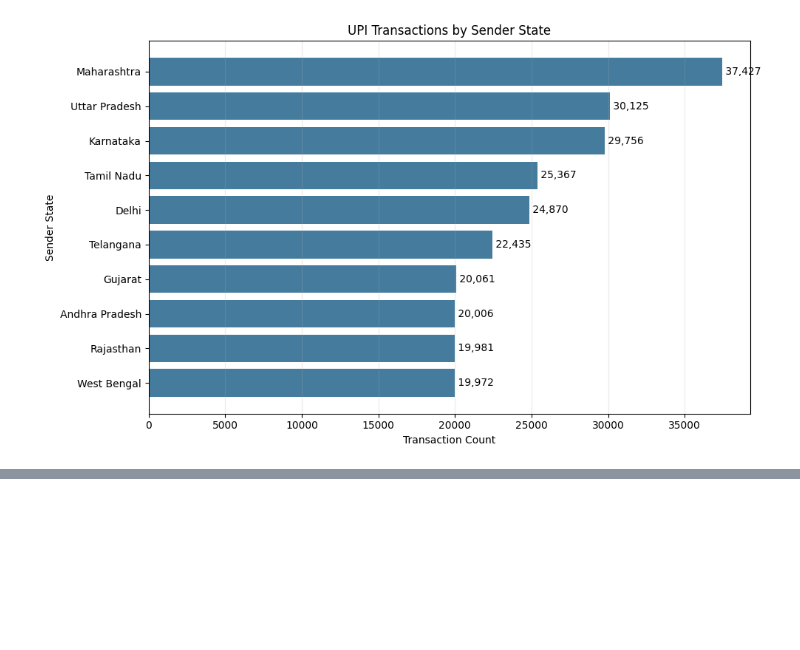
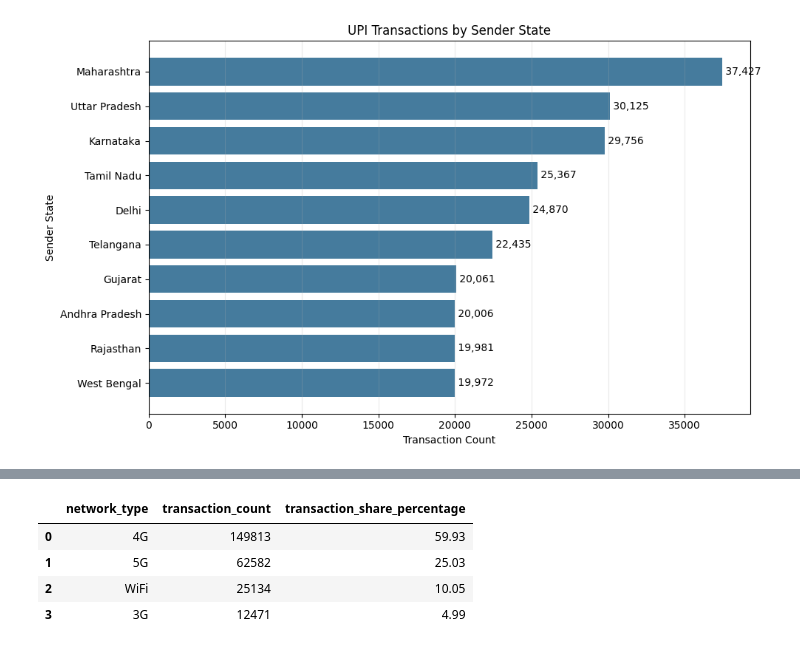
Before and after one commit to KaviyaVelmurugan/upi-transaction-intelligence-platform, a Jupyter notebook: notebooks/02_eda.ipynb, the cells around one changed output, grey strips where cells are left out. Saved outputs shown, nothing was run; the diff lists cells and outputs as text; code cells hidden in the pictures; blank space fills up the shorter version.

```diff
--- a/notebooks/02_eda.ipynb
+++ b/notebooks/02_eda.ipynb
@@ -670,0 +737,23 @@ plt.show()
+# %%
+## Create the summary table
+network_summary = (
+    df["network_type"]
+    .value_counts()
+    .rename_axis("network_type")
+    .reset_index(name="transaction_count")
+)
+
+network_summary["transaction_share_percentage"] = (
+    network_summary["transaction_count"]
+    .div(network_summary["transaction_count"].sum())
+    .mul(100)
+    .round(2)
+)
+
+network_summary
+# %% [output]
+|  | network_type | transaction_count | transaction_share_percentage |
+| 0 | 4G | 149813 | 59.93 |
+| 1 | 5G | 62582 | 25.03 |
+| 2 | WiFi | 25134 | 10.05 |
+| 3 | 3G | 12471 | 4.99 |
```
Also changed, not shown: parts of 5 cells of this notebook, 1 other file.
